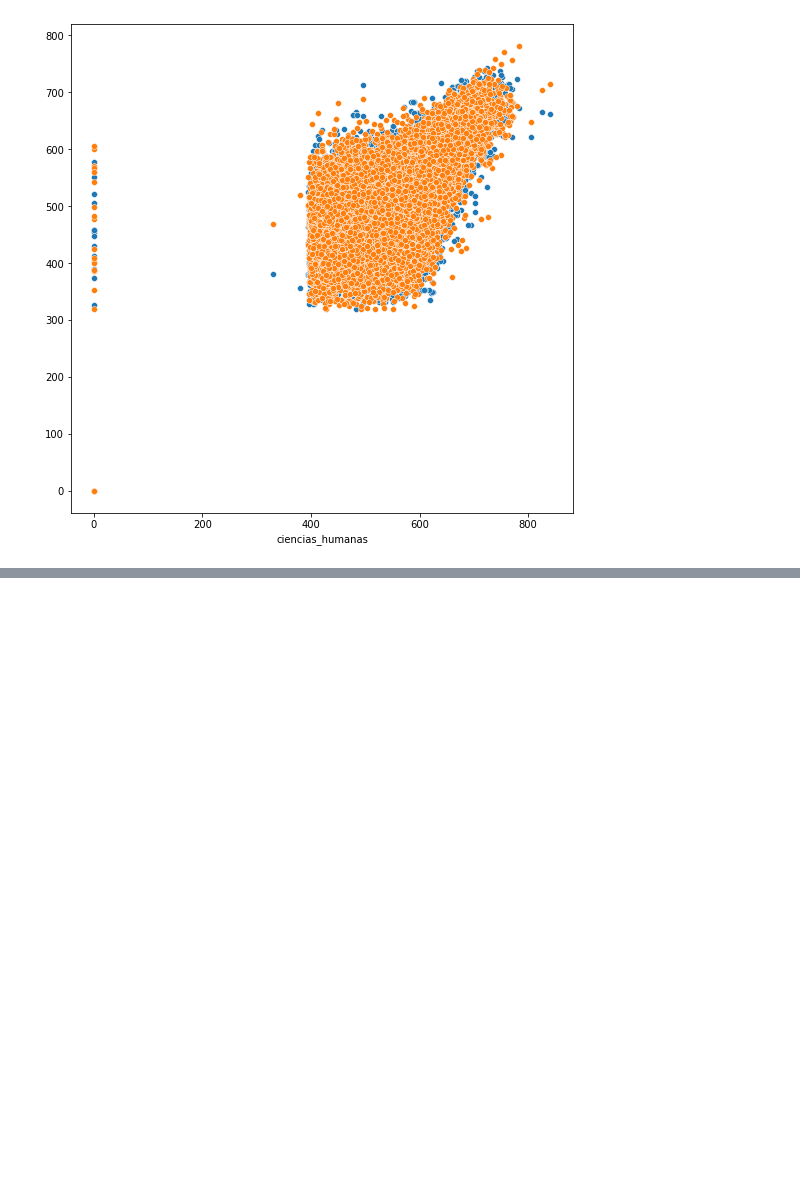
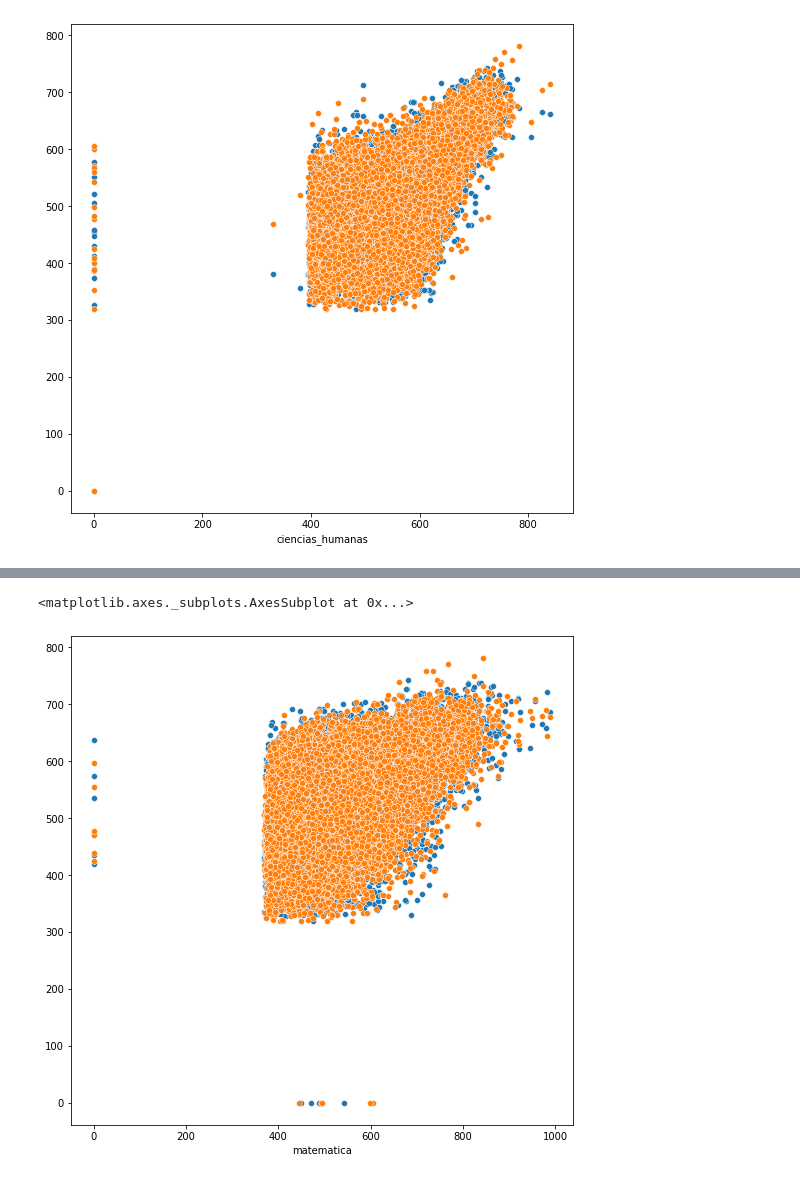
Before and after one commit to Math-maz/projeto_final_IC, a Jupyter notebook: projeto_final.ipynb, the cells around one changed output, grey strips where cells are left out. Saved outputs shown, nothing was run; the diff lists cells and outputs as text; code cells hidden in the pictures; blank space fills up the shorter version.

```diff
--- a/projeto_final.ipynb
+++ b/projeto_final.ipynb
@@ -149,0 +170,7 @@ sns.scatterplot(x=x_teste['ciencias_humanas'], y=y_teste.values)
+# %%
+plt.figure(figsize=(9,9))
+sns.scatterplot(x=x_teste['matematica'], y=predicoes_notas_linguagem)
+sns.scatterplot(x=x_teste['matematica'], y=y_teste.values)
+# %% [output]
+<matplotlib.axes._subplots.AxesSubplot at 0x...>
+[figure, added]
```
Also changed, not shown: parts of 8 cells of this notebook.
